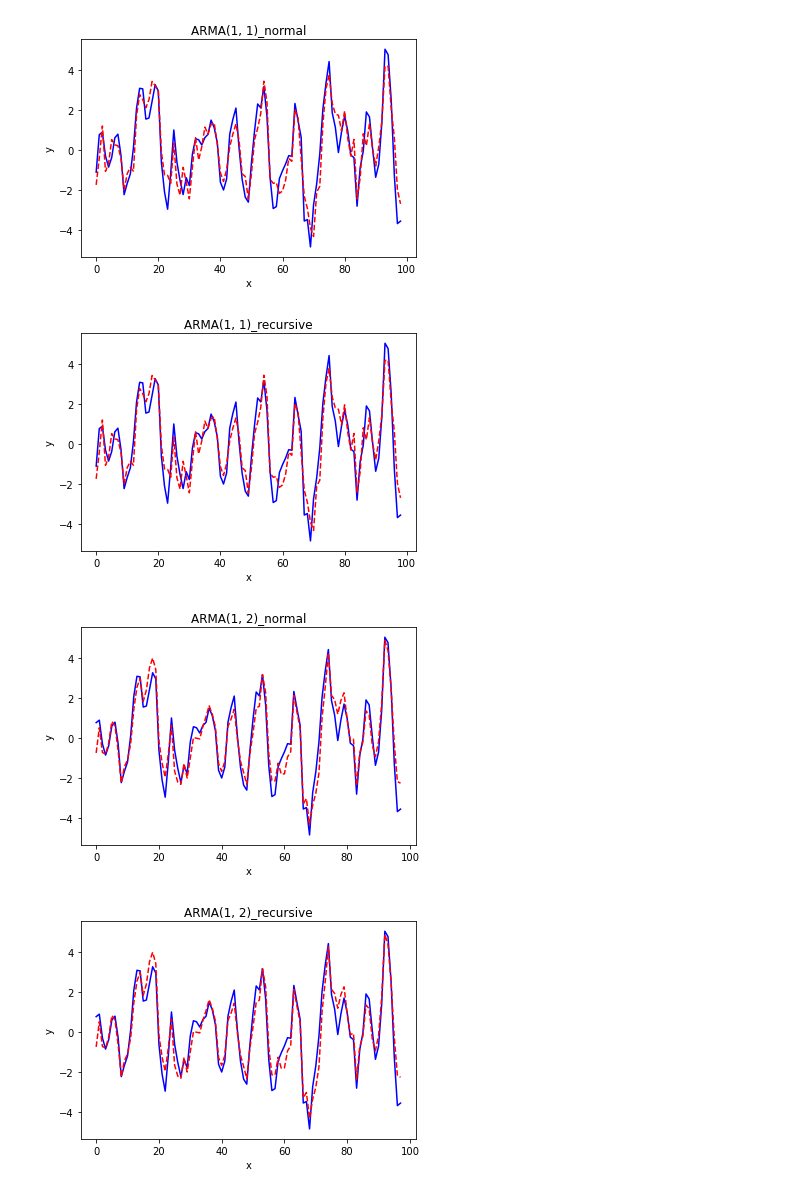
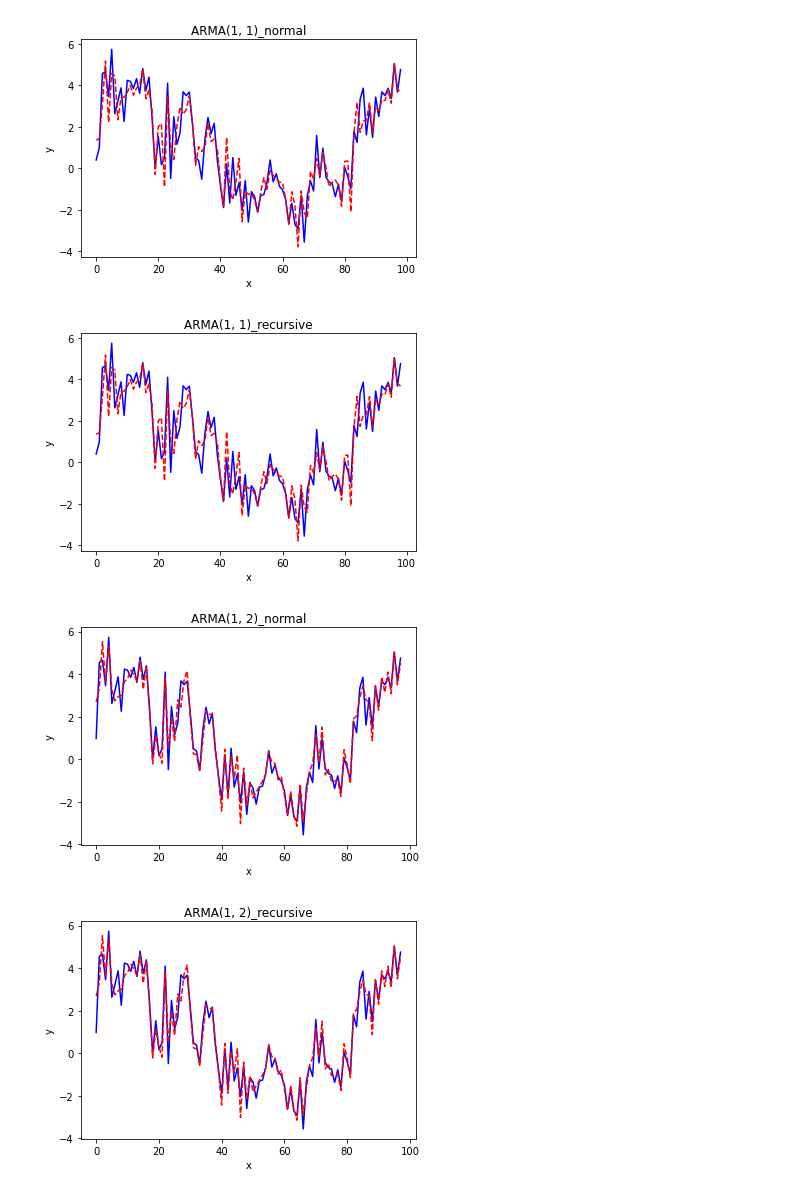
Before and after one commit to bateikoEd/time-series-analysis, a Jupyter notebook: lab1/Untitled.ipynb, the cells around one changed output. Drawn from its saved outputs; the diff is of its cells as text; code cells hidden in the pictures.

```diff
--- a/lab1/Untitled.ipynb
+++ b/lab1/Untitled.ipynb
@@ -186,16 +186,16 @@ def find_best_model(data, noise, ar_params, ma_params, write_plots):
 # %%
 noise = np.random.normal(size=(100, ))
 data = generate_data(
         noise,
-        0.05,  # a0
-        np.array([0.45, 0.09, -0.38]),  # a1..a3
-        np.array([0.6, 0.4, 0]))  # b1..b3
+        0.4,  # a0
+        np.array([0.05, 0.05, 0.5]),  # a1..a3
+        np.array([0.4, 1, 0.1]))  # b1..b3
 
 params, logs = find_best_model(data, noise, [1, 2, 3], [1, 2, 3], True)
 with open('results.json', 'w') as f:
     dump(params, f, indent=4)
 # %% [output]
-[figure, old version]
+[figure, new version]
-[figure, old version]
+[figure, new version]
-[figure, old version]
+[figure, new version]
-[figure, old version]
+[figure, new version]
```
Also changed, not shown: parts of 2 cells of this notebook, 1 other file.
